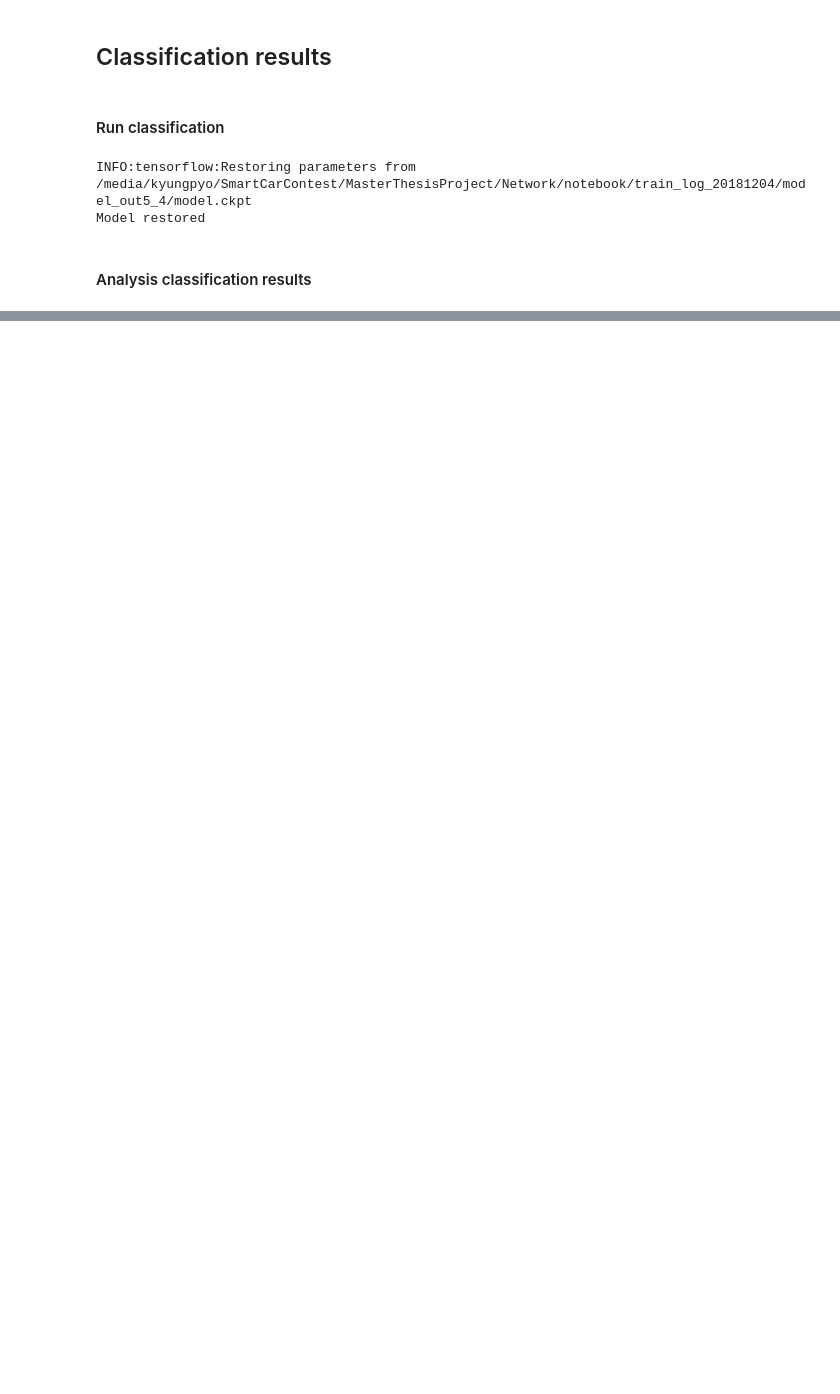
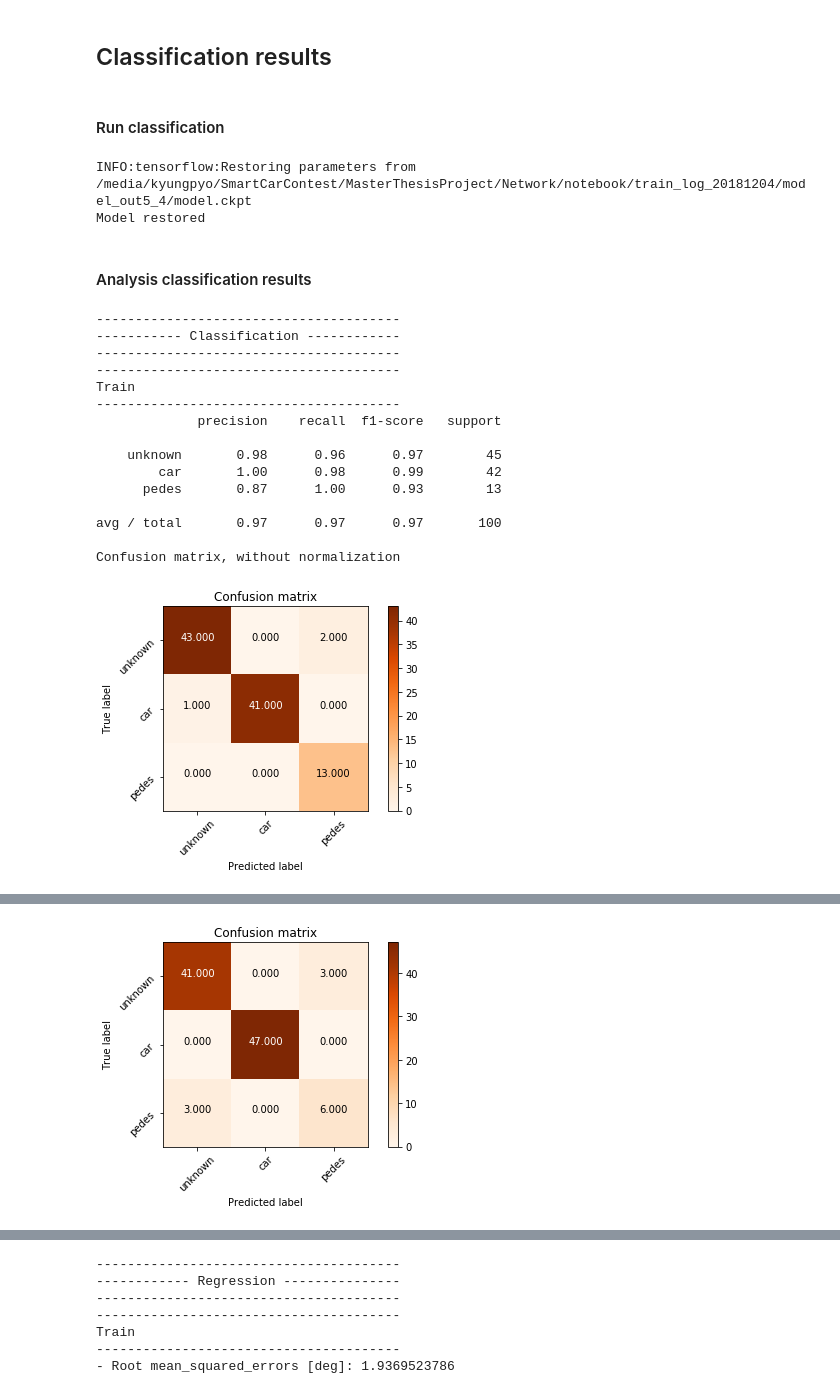
Before and after one commit to Kyungpyo-Kim/MasterThesisProject, a Jupyter notebook: ClassificationEvaluation/notebook/Classification evaluation - dataset.ipynb, the cells around one changed output, grey strips where cells are left out. Drawn from its saved outputs; the diff is of its cells as text; code cells hidden in the pictures; blank space fills up the shorter version.

```diff
--- a/ClassificationEvaluation/notebook/Classification evaluation - dataset.ipynb
+++ b/ClassificationEvaluation/notebook/Classification evaluation - dataset.ipynb
@@ -303,25 +313,86 @@ Model restored
 # %%
 import numpy as np
 from sklearn.metrics import confusion_matrix
 from sklearn.metrics import classification_report
+from sklearn.metrics import explained_variance_score, mean_squared_error, mean_absolute_error, r2_score
 from visualization import *
 
 """
-Confusion matrix
+Classification results
 """
 
-dataset_list = ['train', 'vali', 'test']
+print "---------------------------------------"
+print "----------- Classification ------------"
+print "---------------------------------------"
+
+dataset_list = ['Train', 'Validation', 'Test']
 
 for i in range ( len ( class_label ) ):
 
-    prediction = np.array(results_list[i])
-    ground_truth = np.array(class_label[i][:len(results_list[i])])
+    print "---------------------------------------"
+    print dataset_list[i]
+    print "---------------------------------------"
+
+    prediction = np.array(class_results_list[i])
+    ground_truth = np.array(class_label[i][:len(prediction)])
 
     cm = confusion_matrix(ground_truth, prediction)
 
     label_list = ['unknown', 'car', 'pedes']
     print(classification_report(ground_truth, prediction, target_names=label_list))
 
     %matplotlib inline
     plot_confusion_matrix(cm, normalize = False, title='Confusion matrix', cmap=plt.cm.Oranges, label_list = label_list)
     plt.show()
+
+"""
+Regression results
+"""
+
+print "---------------------------------------"
+print "------------ Regression ---------------"
+print "---------------------------------------"
+
+for i in range ( len ( class_label ) ):
+
+
+    print "---------------------------------------"
+    print dataset_list[i]
+    print "---------------------------------------"
+
+
+    y_pred = np.asarray(heading_results_list[i])
+    y_true = np.asarray(heading_label[i][:len(y_pred)])
+
+    y_pred = y_pred.reshape(y_true.shape)
+
+    error = np.min([np.abs(y_true - y_pred), np.abs(y_true - y_pred - 1)], axis = 0)
+    rmse = np.square( np.mean (error**2) )
+
+
+#     print('- Explained_variance_score: {}'.format(explained_variance_score(y_true, y_pred)))
+#     print('- R2_score: {}'.format(r2_score(y_true, y_pred)))
+
+    print('- Root mean_squared_errors [deg]: {}'.format(rmse * 360.))
+    %matplotlib inline
+    plt.plot(y_true, label = 'truth')
+    plt.plot(y_pred, label = 'prediction')
+    plt.legend()
+    plt.show()
+# %% [output]
+---------------------------------------
+----------- Classification ------------
+---------------------------------------
+---------------------------------------
+Train
+---------------------------------------
+             precision    recall  f1-score   support
+
+    unknown       0.98      0.96      0.97        45
+        car       1.00      0.98      0.99        42
+      pedes       0.87      1.00      0.93        13
+
+avg / total       0.97      0.97      0.97       100
+
+Confusion matrix, without normalization
+[figure, added]
@@ -327,0 +411 @@ for i in range ( len ( class_label ) ):
+[figure, added]
@@ -327,0 +425,7 @@ for i in range ( len ( class_label ) ):
+---------------------------------------
+------------ Regression ---------------
+---------------------------------------
+---------------------------------------
+Train
+---------------------------------------
+- Root mean_squared_errors [deg]: 1.9369523786
```
Also changed, not shown: parts of 6 cells of this notebook.
